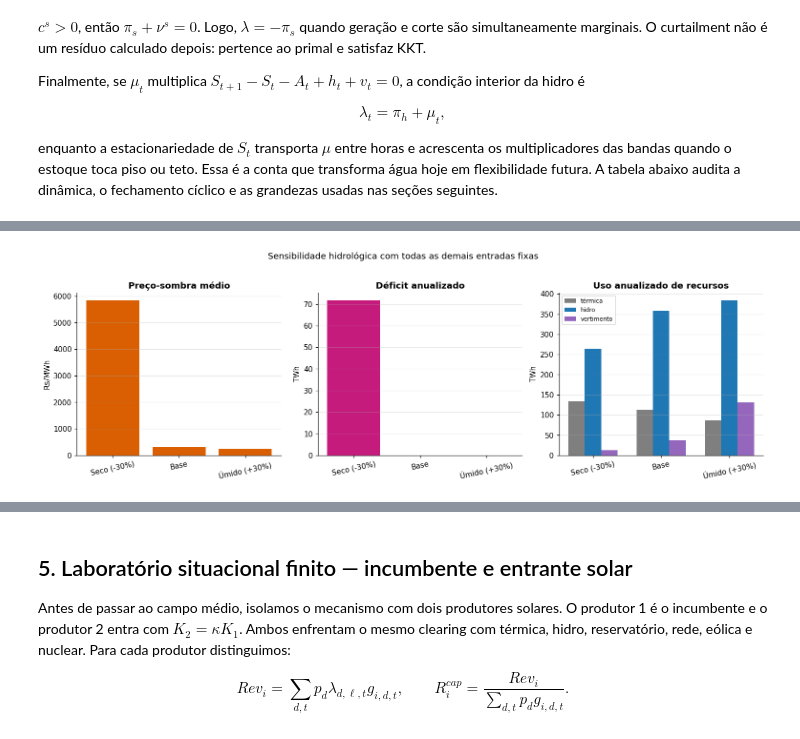
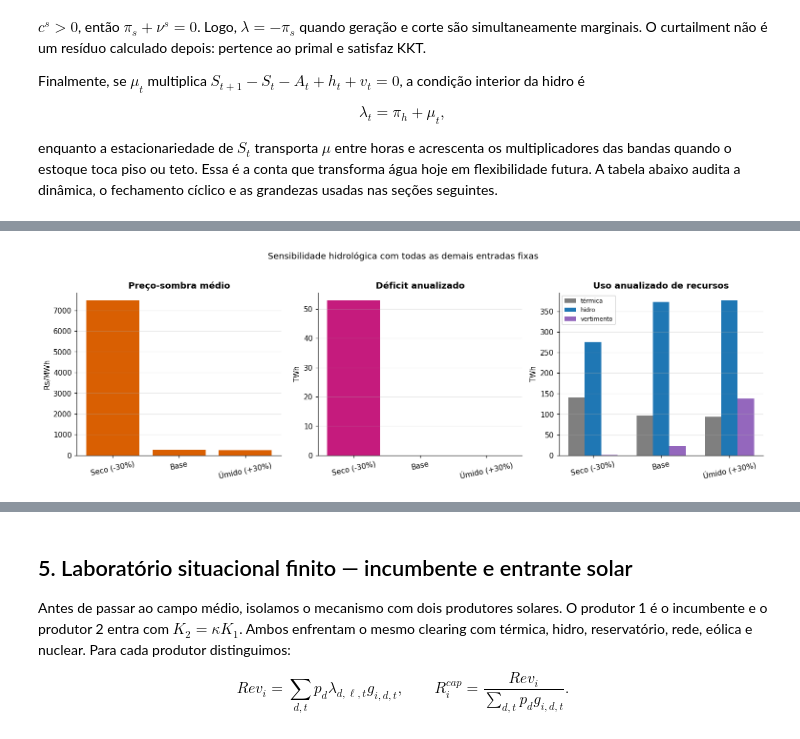
Before and after one commit to Vilasz/Mean-Field-Games-in-Renewable-Energy, a Jupyter notebook: 07_mfg_resumo.ipynb, the cells around one changed output, grey strips where cells are left out. Saved outputs shown, nothing was run; the diff lists cells and outputs as text; code cells hidden in the pictures.

```diff
--- a/07_mfg_resumo.ipynb
+++ b/07_mfg_resumo.ipynb
@@ -695,18 +715,19 @@ THERM_COST, THERM_CAP = build_thermal_costs()
 N_BLOCKS_TH = THERM_COST.shape[1]
 
 HUB = "I"
-EDGES = [(HUB, "SE"), (HUB, "NE"), (HUB, "N"), ("SE", "S")]
+EDGES = [(HUB, "SE"), (HUB, "NE"), (HUB, "N"), ("NE", "SE"), ("SE", "S")]
 N_EDGES = len(EDGES)
 # Limites reduzidos de interface (MW); devem ser substituídos por limites horários
 # do ONS em uma versão de rede mais detalhada.
 FALLBACK_FMAX = {(HUB, "SE"): 8000.0, (HUB, "NE"): 8000.0,
-                 (HUB, "N"): 4500.0, ("SE", "S"): 6000.0}
+                 (HUB, "N"): 4500.0, ("NE", "SE"): 8000.0,
+                 ("SE", "S"): 6000.0}
 FMAX = np.array([FALLBACK_FMAX[e] for e in EDGES]) * PARAMS["transmission_mult"]
 
 print("Custo dos blocos térmicos (R$/MWh) — ancorado na mediana do CMO:")
 print(pd.DataFrame(THERM_COST, index=LOCS, columns=["baixo", "médio", "alto"]).round(1).to_string())
 print("Intercâmbio FMAX (MW):", {f"{o}-{d}": float(FMAX[k]) for k, (o, d) in enumerate(EDGES)})
-print("Topologia: I<->{SE, NE, N} e SE<->S; I é hub sem carga nem geração.")
+print("Topologia: I<->{SE, NE, N}, NE<->SE e SE<->S; I é hub sem carga nem geração.")
 # %% [output]
 Custo dos blocos térmicos (R$/MWh) — ancorado na mediana do CMO:
     baixo  médio   alto
@@ -912,7 +933,8 @@ class DispatchEngineCVX:
             "lambda": lam, "R": revenue_per_mw,
             "g_solar": gsol, "curt_solar": csol,
             "g_wind": gwind, "curt_wind": cwind,
-            "g_hydro": ghydro, "spill": spill, "storage": storage,
+            "g_hydro": ghydro, "g_th": gth, "spill": spill, "storage": storage,
+            "flow": np.asarray(self.flow.value, float),
             "deficit": deficit, "solar_potential": potential, "delivery": delivery,
             "diagnostics": pd.DataFrame(diag_rows),
             "reservoir_balance_error": float(np.max(np.abs(reservoir_error))),
@@ -1197,5 +1240,79 @@ fig.suptitle("Sensibilidade hidrológica com todas as demais entradas fixas", y=
 fig.tight_layout()
 fig.savefig(FIG_DIR / "hydrology_sensitivity.png", bbox_inches="tight")
 plt.show()
+
+# Impacto dos termos quadráticos no despacho, um mecanismo por vez.
+QUADRATIC_SCENARIOS = [
+    ("baseline", {}),
+    ("sem epsilon_n", {"thermal_quad": 0.0}),
+    ("sem gamma_r", {"thermal_ramp_penalty": 0.0}),
+    ("sem Tikhonov", {"clearing_tikhonov": 0.0}),
+    ("sem quadráticos", {"thermal_quad": 0.0, "thermal_ramp_penalty": 0.0,
+                          "clearing_tikhonov": 0.0}),
+]
+quadratic_rows = []
+quadratic_clearings = {}
+for scenario, overrides in tqdm(QUADRATIC_SCENARIOS, desc="termos quadráticos"):
+    p_test = {**PARAMS, **overrides}
+    cl_test = DispatchEngineCVX(load, cf_solar, wind_avail, nuc_avail, hydro_inflow,
+                                reservoir_capacity, weights, p_test).solve(obs_K_by_type())
+    quadratic_clearings[scenario] = cl_test
+    dg = cl_test["diagnostics"]
+    thermal_total = cl_test["g_th"].sum(axis=2)
+    ramp = np.diff(thermal_total, axis=2)
+    quadratic_rows.append({
+        "scenario": scenario,
+        "epsilon_n": p_test["thermal_quad"],
+        "gamma_r": p_test["thermal_ramp_penalty"],
+        "epsilon_x": p_test["clearing_tikhonov"],
+        "lambda_mean_RS_MWh": float(np.average(dg["lambda_mean"], weights=dg["weight_days"])),
+        "thermal_TWh_annualized": float((dg["thermal_MWh_day"] * dg["weight_days"]).sum() / 1e6),
+        "spill_TWh_annualized": float((dg["spill_MWh_day"] * dg["weight_days"]).sum() / 1e6),
+        "deficit_TWh_annualized": float((dg["deficit_MWh_day"] * dg["weight_days"]).sum() / 1e6),
+        "thermal_ramp_rms_MW": float(np.sqrt(
+            np.sum(weights[:, None, None] * ramp ** 2)
+            / (weights.sum() * ramp.shape[1] * ramp.shape[2]))),
+    })
+quadratic_sensitivity = pd.DataFrame(quadratic_rows)
+quadratic_sensitivity.to_csv(TABLE_DIR / "dispatch_quadratic_terms_sensitivity.csv", index=False)
+display(quadratic_sensitivity.round(4))
+
+# Sensibilidade específica ao gamma_r pedida na revisão.
+gamma_r_rows = []
+for gamma_r in [0.0, 5e-4, 1e-3, PARAMS["thermal_ramp_penalty"], 5e-3, 1e-2]:
+    p_gamma = {**PARAMS, "thermal_ramp_penalty": float(gamma_r)}
+    cl_gamma = DispatchEngineCVX(load, cf_solar, wind_avail, nuc_avail, hydro_inflow,
+                                 reservoir_capacity, weights, p_gamma).solve(obs_K_by_type())
+    dg = cl_gamma["diagnostics"]
+    ramp = np.diff(cl_gamma["g_th"].sum(axis=2), axis=2)
+    gamma_r_rows.append({
+        "gamma_r": gamma_r,
+        "lambda_mean_RS_MWh": float(np.average(dg["lambda_mean"], weights=dg["weight_days"])),
+        "thermal_TWh_annualized": float((dg["thermal_MWh_day"] * dg["weight_days"]).sum() / 1e6),
+        "spill_TWh_annualized": float((dg["spill_MWh_day"] * dg["weight_days"]).sum() / 1e6),
+        "deficit_TWh_annualized": float((dg["deficit_MWh_day"] * dg["weight_days"]).sum() / 1e6),
+        "thermal_ramp_rms_MW": float(np.sqrt(
+            np.sum(weights[:, None, None] * ramp ** 2)
+            / (weights.sum() * ramp.shape[1] * ramp.shape[2]))),
+    })
+gamma_r_sensitivity = pd.DataFrame(gamma_r_rows)
+gamma_r_sensitivity.to_csv(TABLE_DIR / "gamma_r_sensitivity.csv", index=False)
+display(gamma_r_sensitivity.round(5))
+
+# Auditoria causal do vertimento no baseline.
+spill_dg = clear_bench["diagnostics"].copy()
+spill_dg["inflow_MWh_day"] = spill_dg["hydro_MWh_day"] + spill_dg["spill_MWh_day"]
+spill_dg["spill_share_inflow"] = np.divide(spill_dg["spill_MWh_day"],
+                                           spill_dg["inflow_MWh_day"],
+                                           out=np.zeros(len(spill_dg)),
+                                           where=spill_dg["inflow_MWh_day"] > 1e-9)
+spill_by_loc = (spill_dg.assign(
+    inflow_weighted=lambda d: d["inflow_MWh_day"] * d["weight_days"],
+    hydro_weighted=lambda d: d["hydro_MWh_day"] * d["weight_days"],
+    spill_weighted=lambda d: d["spill_MWh_day"] * d["weight_days"])
+    .groupby("loc", as_index=False)[["inflow_weighted", "hydro_weighted", "spill_weighted"]].sum())
+spill_by_loc["spill_share_inflow"] = spill_by_loc["spill_weighted"] / spill_by_loc["inflow_weighted"]
+spill_by_loc.to_csv(TABLE_DIR / "spill_diagnostic_by_region.csv", index=False)
+display(spill_by_loc.round(4))
 # %% [output]
 |  | scenario | inflow_scale | lambda_mean_RS_MWh | thermal_TWh_annualized | hydro_TWh_annualized | ... |
@@ -1205 +1322 @@ plt.show()
-[figure, old version]
+[figure, new version]
```
Also changed, not shown: parts of 20 cells of this notebook, 2 other files.
